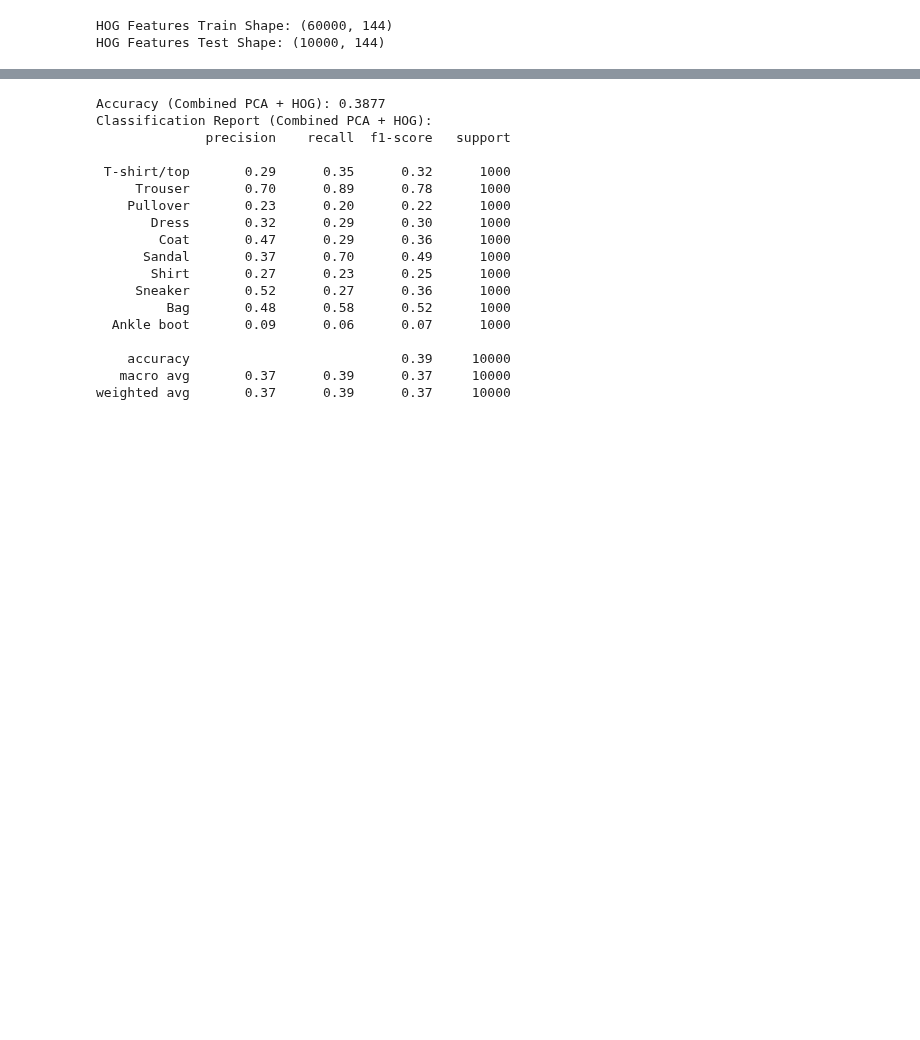
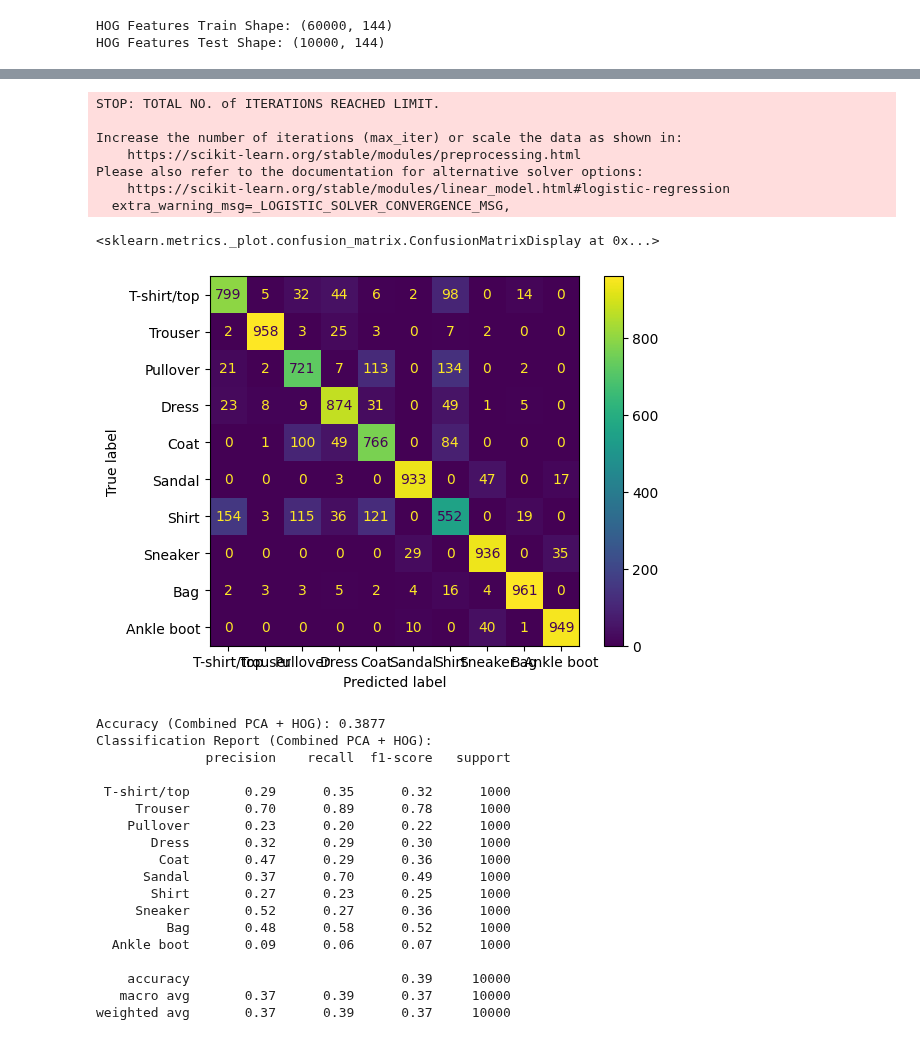
Before and after one commit to Vulturul2k/ML_project, a Jupyter notebook: fashion.ipynb, the cells around one changed output, grey strips where cells are left out. Saved outputs shown, nothing was run; the diff lists cells and outputs as text; code cells hidden in the pictures; blank space fills up the shorter version.

```diff
--- a/fashion.ipynb
+++ b/fashion.ipynb
@@ -138,8 +137,8 @@ def apply_hog_fixed(images):
     hog_features = []
     for img in images:
         # Extragere HOG
-        feature, _= hog(img.squeeze(), orientations=9, pixels_per_cell=(8, 8),
-                         cells_per_block=(2, 2), visualize=True)
+        feature, _= hog(img, orientations=9, pixels_per_cell=(8, 8),
+                         cells_per_block=(2, 2), visualize=True, channel_axis=2)
         hog_features.append(feature)
     return np.array(hog_features)
 
@@ -234,37 +294,38 @@ weighted avg       0.64      0.59      0.57     10000
 # %%
 
 
-# # Definirea modelului Logistic Regression
-# log_reg = LogisticRegression(max_iter=150)
+# Definirea modelului Logistic Regression
+log_reg = LogisticRegression(max_iter=150)
 
-# # Definirea intervalelor de hiper-parametri pentru căutare
-# param_grid = {
-#     "C": np.logspace(-2, 2, 10),#np.logspace(-4, 4, 10),  # Regularizare (valori între 10^-4 și 10^4)
-#     "multi_class": ["ovr", "multinomial"]  # Metodologia de clasificare
-# }
+# Definirea intervalelor de hiper-parametri pentru căutare
+param_grid = {
+    "C": np.logspace(-2, 2, 10),#np.logspace(-4, 4, 10),  # Regularizare (valori între 10^-4 și 10^4)
+    "multi_class": ["ovr", "multinomial"]  # Metodologia de clasificare
+}
 
 
-# random_search = RandomizedSearchCV(log_reg, param_grid, cv=5, n_iter=10, random_state=42)
+random_search = RandomizedSearchCV(log_reg, param_grid, cv=5, n_iter=10, random_state=42)
 
-# # Antrenarea și căutarea celor mai buni hiper-parametri
-# random_search.fit(x_train_variance, y_train)
+# Antrenarea și căutarea celor mai buni hiper-parametri
+random_search.fit(x_train_variance, y_train)
 
-# # Cel mai bun model și hiper-parametrii săi
-# best_model = random_search.best_estimator_
-# best_params = random_search.best_params_
+# Cel mai bun model și hiper-parametrii săi
+best_model = random_search.best_estimator_
+best_params = random_search.best_params_
 
-# # Predicția pe setul de testare combinat
-# y_pred_combined = best_model.predict(x_test_variance)
+# Predicția pe setul de testare combinat
+y_pred_combined = best_model.predict(x_test_variance)
 
-# # Evaluarea performanței
-# accuracy_combined = accuracy_score(y_test, y_pred_combined)
-# report_combined = classification_report(y_test, y_pred_combined, target_names=class_names)
+# Evaluarea performanței
+accuracy_combined = accuracy_score(y_test, y_pred_combined)
+report_combined = classification_report(y_test, y_pred_combined, target_names=class_names)
 
-# # Afișarea rezultatelor
-# print(f"Cei mai buni hiper-parametri: {best_params}")
-# print(f"Accuracy (Combined PCA + HOG): {accuracy_combined}")
-# print("Classification Report (Combined PCA + HOG):")
-# print(report_combined)
+# Afișarea rezultatelor
+print(f"Cei mai buni hiper-parametri: {best_params}")
+print(f"Accuracy (Combined PCA + HOG): {accuracy_combined}")
+print("Classification Report (Combined PCA + HOG):")
+print(report_combined)
 
-# # Vizualizarea matricii de confuzie
-# ConfusionMatrixDisplay.from_estimator(best_model, x_test_variance, y_test, display_labels=class_names)
+# Vizualizarea matricii de confuzie
+ConfusionMatrixDisplay.from_estimator(best_model, x_test_variance, y_test, display_labels=class_names)
+# %% [output]
@@ -271 +368,10 @@ weighted avg       0.64      0.59      0.57     10000
+STOP: TOTAL NO. of ITERATIONS REACHED LIMIT.
+
+Increase the number of iterations (max_iter) or scale the data as shown in:
+    https://scikit-learn.org/stable/modules/preprocessing.html
+Please also refer to the documentation for alternative solver options:
+    https://scikit-learn.org/stable/modules/linear_model.html#logistic-regression
+  extra_warning_msg=_LOGISTIC_SOLVER_CONVERGENCE_MSG,
+<sklearn.metrics._plot.confusion_matrix.ConfusionMatrixDisplay at 0x...>
+[figure, added]
 # %%
```
Also changed, not shown: parts of 8 cells of this notebook, 2 other files.
